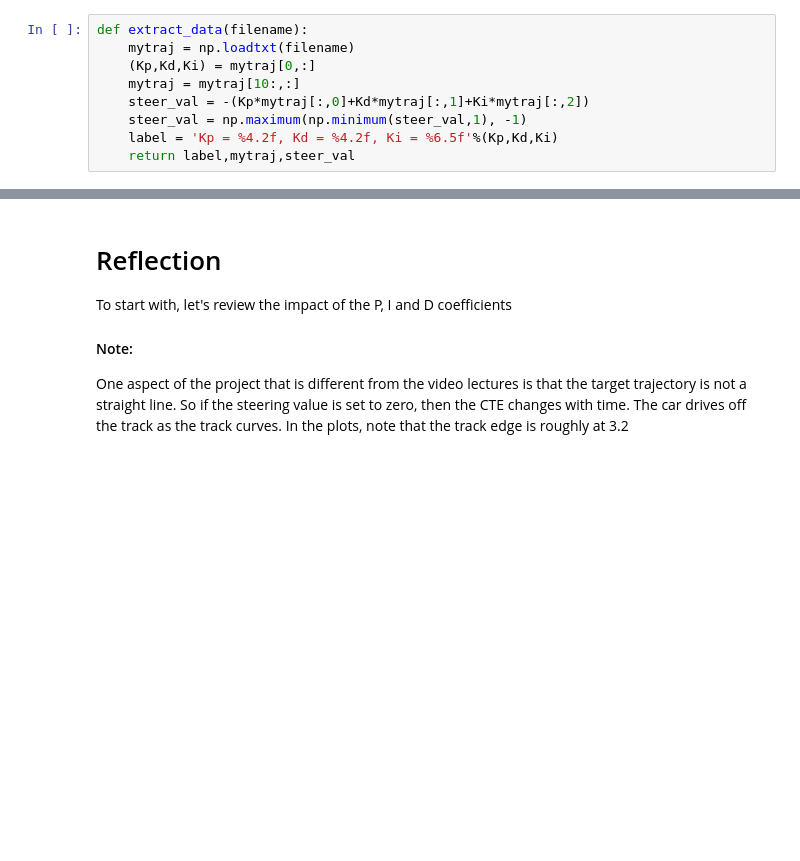
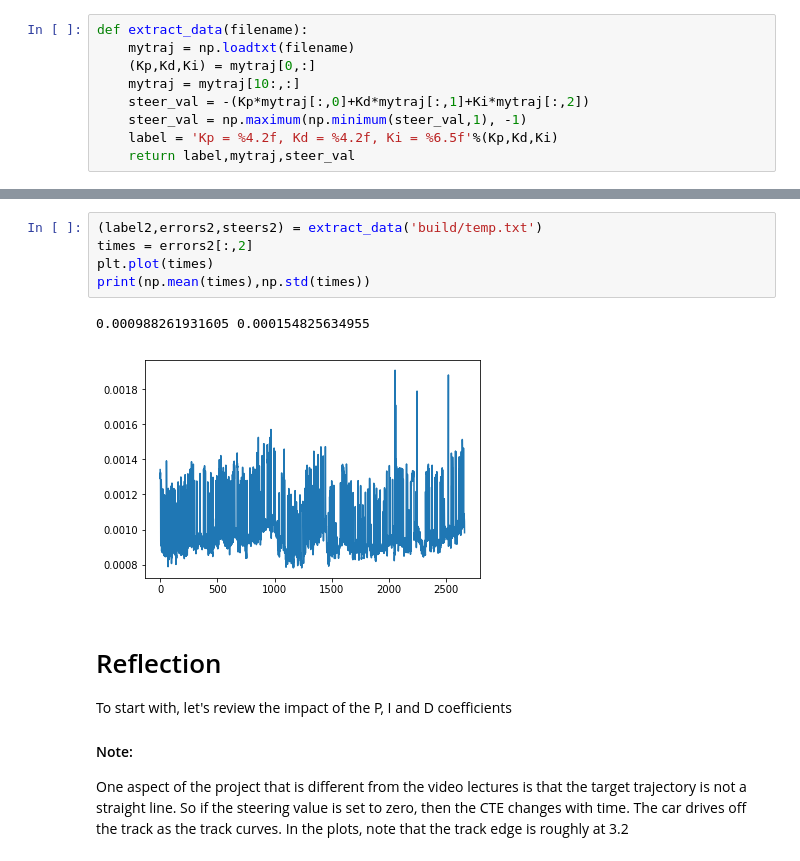
Before and after one commit to pnsrao/CarND-PID-Control-Project, a Jupyter notebook: Reflections.ipynb, the cells around one changed output, grey strips where cells are left out. Drawn from its saved outputs; the diff is of its cells as text; blank space fills up the shorter version.

```diff
--- a/Reflections.ipynb
+++ b/Reflections.ipynb
@@ -14,3 +50,11 @@ def extract_data(filename):
+# %%
+(label2,errors2,steers2) = extract_data('build/temp.txt')
+times = errors2[:,2]
+plt.plot(times)
+print(np.mean(times),np.std(times))
+# %% [output]
+0.000988261931605 0.000154825634955
+[figure, added]
 # %% [markdown]
 # Reflection
 
```
Also changed, not shown: parts of 1 cell of this notebook, 3 other files.
